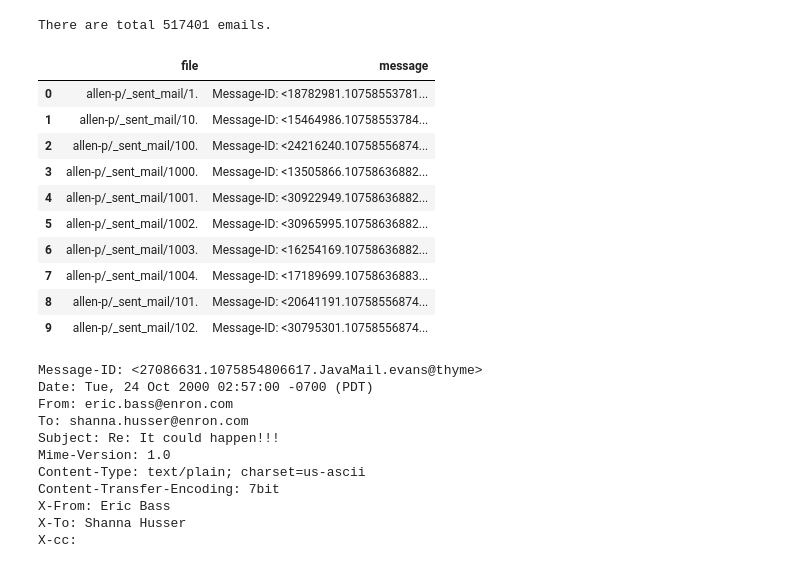
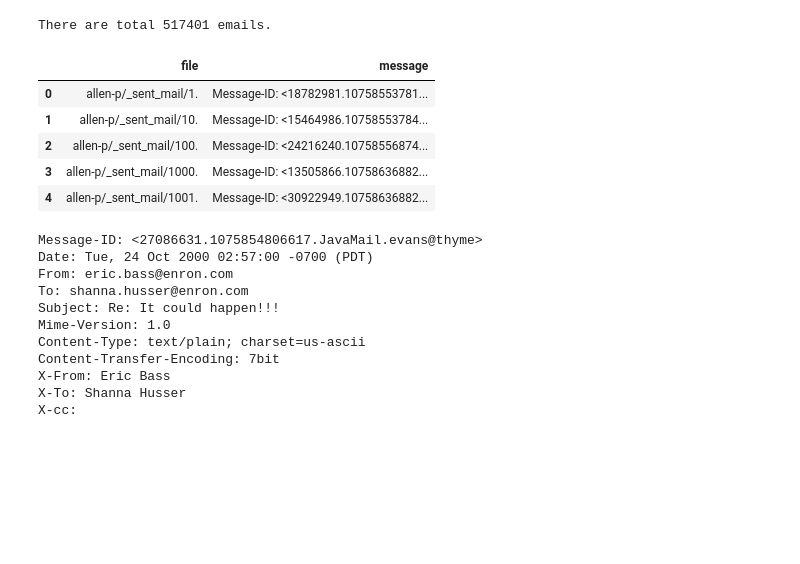
Before and after one commit to rongliprojects/EmailAutoLabeler, a Jupyter notebook: EmailAutoLabeling.ipynb, the cells around one changed output. Saved outputs shown, nothing was run; the diff lists cells and outputs as text; code cells hidden in the pictures; blank space fills up the shorter version.

```diff
--- a/EmailAutoLabeling.ipynb
+++ b/EmailAutoLabeling.ipynb
@@ -49,19 +36,14 @@ print("There are total {} emails.".format(df_emails.shape[0]))
 There are total 517401 emails.
 # %%
 #Show the first 10 emails in the data frame.
-df_emails.head(10)
+df_emails.head(5)
 # %% [output]
 |  | file | message |
 | 0 | allen-p/_sent_mail/1. | Message-ID: <18782981.10758553781... |
 | 1 | allen-p/_sent_mail/10. | Message-ID: <15464986.10758553784... |
 | 2 | allen-p/_sent_mail/100. | Message-ID: <24216240.10758556874... |
 | 3 | allen-p/_sent_mail/1000. | Message-ID: <13505866.10758636882... |
 | 4 | allen-p/_sent_mail/1001. | Message-ID: <30922949.10758636882... |
-| 5 | allen-p/_sent_mail/1002. | Message-ID: <30965995.10758636882... |
-| 6 | allen-p/_sent_mail/1003. | Message-ID: <16254169.10758636882... |
-| 7 | allen-p/_sent_mail/1004. | Message-ID: <17189699.10758636883... |
-| 8 | allen-p/_sent_mail/101. | Message-ID: <20641191.10758556874... |
-| 9 | allen-p/_sent_mail/102. | Message-ID: <30795301.10758556874... |
 # %%
 #Show the message of a sample email with multi-part bodys.
 print(df_emails['message'][10471])
```
Also changed, not shown: parts of 191 cells of this notebook.
